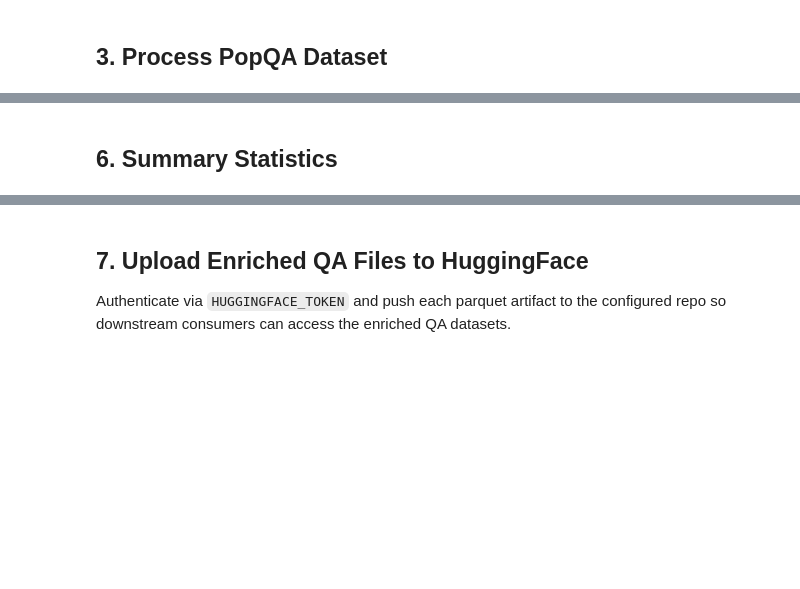
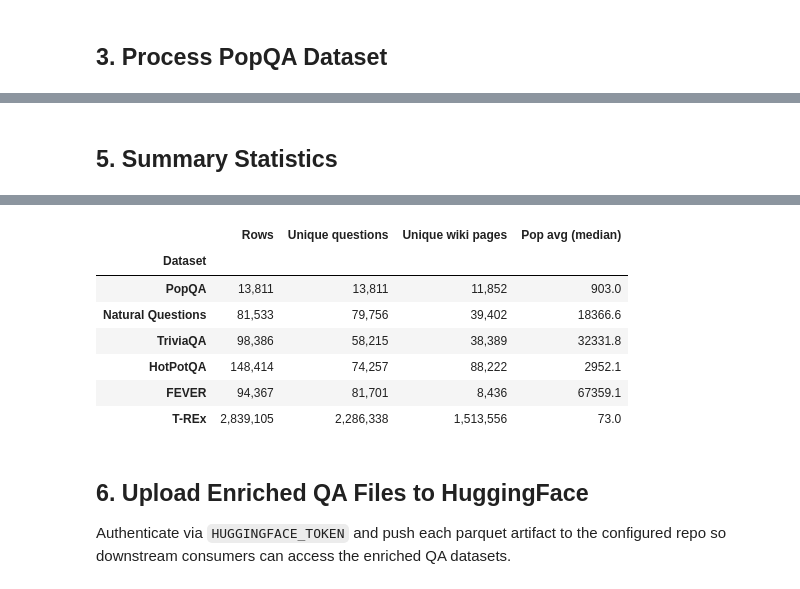
Before and after one commit to Cyro292/PopularityBias, a Jupyter notebook: generate_all_qa_datasets.ipynb, the cells around one changed output, grey strips where cells are left out. Drawn from its saved outputs; the diff is of its cells as text; code cells hidden in the pictures; blank space fills up the shorter version.

```diff
--- a/generate_all_qa_datasets.ipynb
+++ b/generate_all_qa_datasets.ipynb
@@ -37,20 +37,30 @@ OUTPUT_DIR.mkdir(exist_ok=True, parents=True)
 POPQA_OUTPUT = OUTPUT_DIR / "popqa_with_popularity.parquet"
 NQ_OUTPUT = OUTPUT_DIR / "nq_with_popularity.parquet"
 TRIVIAQA_OUTPUT = OUTPUT_DIR / "triviaqa_with_popularity.parquet"
+HOTPOTQA_OUTPUT = OUTPUT_DIR / "hotpotqa_with_popularity.parquet"
+FEVER_OUTPUT = OUTPUT_DIR / "fever_with_popularity.parquet"
+TREX_OUTPUT = OUTPUT_DIR / "trex_with_popularity.parquet"
 
 # Dataset paths
 HUGGINGFACE_POP_WIKI = "Cyro1/enwiki_pageviews_m"
 POPQA_PATH = "akariasai/PopQA"
 NQ_PATH = "facebook/kilt_tasks"
 TRIVIAQA_PATH = "facebook/kilt_tasks"
+HOTPOTQA_PATH = "facebook/kilt_tasks"
+FEVER_PATH = "facebook/kilt_tasks"
+TREX_PATH = "facebook/kilt_tasks"
+
 
 # HuggingFace upload configuration
 HUGGINGFACE_TOKEN = os.getenv("HUGGINGFACE_TOKEN")
 HUGGINGFACE_UPLOAD_REPO = "Cyro1/popularity-enriched-qa-datasets"
 HUGGINGFACE_UPLOAD_SUBSETS = {
-    "PopQA": ("popqa", POPQA_OUTPUT),
+    "PopQA": ("pop_qa", POPQA_OUTPUT),
     "NaturalQuestions": ("natural_questions", NQ_OUTPUT),
-    "TriviaQA": ("triviaqa", TRIVIAQA_OUTPUT),
+    "TriviaQA": ("trivia_qa", TRIVIAQA_OUTPUT),
+    "HotPotQA": ("hotpot_qa", HOTPOTQA_OUTPUT),
+    "FEVER": ("fever", FEVER_OUTPUT),
+    "TREX": ("trex", TREX_OUTPUT),
 }
 
 README_TEXT = """# Popularity-Enriched QA Datasets
@@ -60,9 +70,10 @@ Each subset retains the enrichment schema produced by this notebook (question +
 
 ## Subsets
 
-- `popqa`: Popularity-enriched PopQA test split
+- `pop_qa`: Popularity-enriched PopQA test split
 - `natural_questions`: Wikipedia-provenance Natural Questions validation set
-- `triviaqa`: TriviaQA validation subset matched to KILT and original TriviaQA IDs
+- `trivia_qa`: TriviaQA validation subset matched to KILT and original TriviaQA IDs
+- `hotpot_qa`: HotPotQA validation subset matched to KILT and original HotPotQA IDs
 
 ## Schema
 
@@ -674,33 +373,33 @@ Merging with popularity data via Wikipedia ID...
 # %% [markdown]
-## 6. Summary Statistics
+## 5. Summary Statistics
 # %%
-print("="*80)
+print("="*60)
 print("FINAL SUMMARY")
-print("="*80)
+print("="*60)
 
-# Load all generated files
-datasets = {
-    "PopQA": POPQA_OUTPUT,
-    "Natural Questions": NQ_OUTPUT,
-    "TriviaQA": TRIVIAQA_OUTPUT
+all_outputs = {
+    "PopQA":              POPQA_OUTPUT,
+    "Natural Questions":  NQ_OUTPUT,
+    "TriviaQA":           TRIVIAQA_OUTPUT,
+    "HotPotQA":           HOTPOTQA_OUTPUT,
+    "FEVER":              FEVER_OUTPUT,
+    "T-REx":              TREX_OUTPUT,
 }
 
-print("\nGenerated Files:")
-for name, path in datasets.items():
+rows = []
+for name, path in all_outputs.items():
     if path.exists():
         df = pd.read_parquet(path)
-        print(f"\n{name}:")
-        print(f"  File: {path}")
-        print(f"  Rows: {len(df):,}")
-        print(f"  Unique questions: {df['question_id'].nunique():,}")
-        print(f"  Unique Wikipedia pages: {df['wikipedia_id'].nunique():,}")
-        print(f"  Columns: {', '.join(df.columns)}")
-        print(f"  Popularity range: {df['popularity_avg'].min():.2f} - {df['popularity_avg'].max():.2f}")
-        print(f"  Median popularity: {df['popularity_avg'].median():.2f}")
+        rows.append({
+            "Dataset":           name,
+            "Rows":              f"{len(df):,}",
+            "Unique questions":  f"{df['question_id'].nunique():,}",
+            "Unique wiki pages": f"{df['wikipedia_id'].nunique():,}",
+            "Pop avg (median)":  f"{df['popularity_avg'].median():.1f}",
+        })
+        del df
     else:
-        print(f"\n{name}: ❌ File not generated")
+        rows.append({"Dataset": name, "Rows": "❌ not generated"})
 
-print("\n" + "="*80)
-print("ALL DATASETS PROCESSED SUCCESSFULLY!")
-print("="*80)
+display(pd.DataFrame(rows).set_index("Dataset"))
 # %% [output]
@@ -724,5 +409,13 @@ ALL DATASETS PROCESSED SUCCESSFULLY!
+|  | Rows | Unique questions | Unique wiki pages | Pop avg (median) |
+| Dataset |  |  |  |  |
+| PopQA | 13,811 | 13,811 | 11,852 | 903.0 |
+| Natural Questions | 81,533 | 79,756 | 39,402 | 18366.6 |
+| TriviaQA | 98,386 | 58,215 | 38,389 | 32331.8 |
+| HotPotQA | 148,414 | 74,257 | 88,222 | 2952.1 |
+| FEVER | 94,367 | 81,701 | 8,436 | 67359.1 |
+| T-REx | 2,839,105 | 2,286,338 | 1,513,556 | 73.0 |
 # %% [markdown]
-## 7. Upload Enriched QA Files to HuggingFace
+## 6. Upload Enriched QA Files to HuggingFace
 
 Authenticate via `HUGGINGFACE_TOKEN` and push each parquet artifact to the configured repo so downstream consumers can access the enriched QA datasets.
 # %%
```
Also changed, not shown: parts of 12 cells of this notebook, 17 other files.
